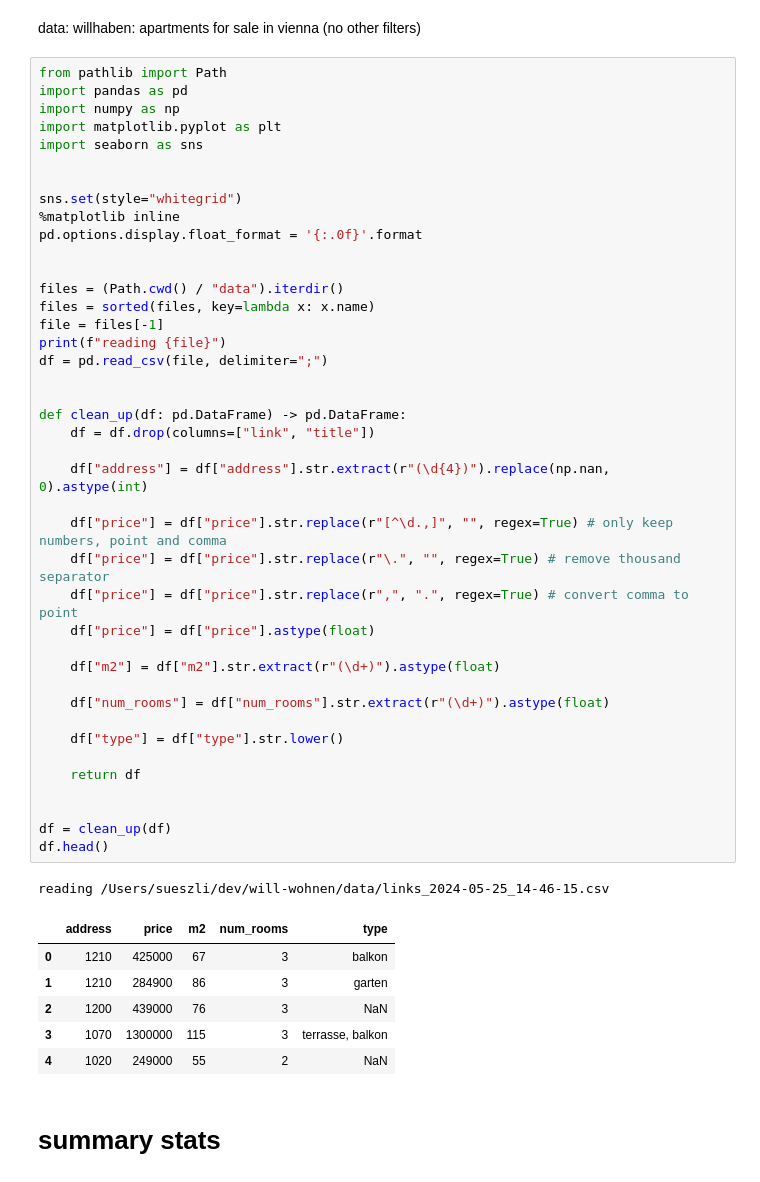
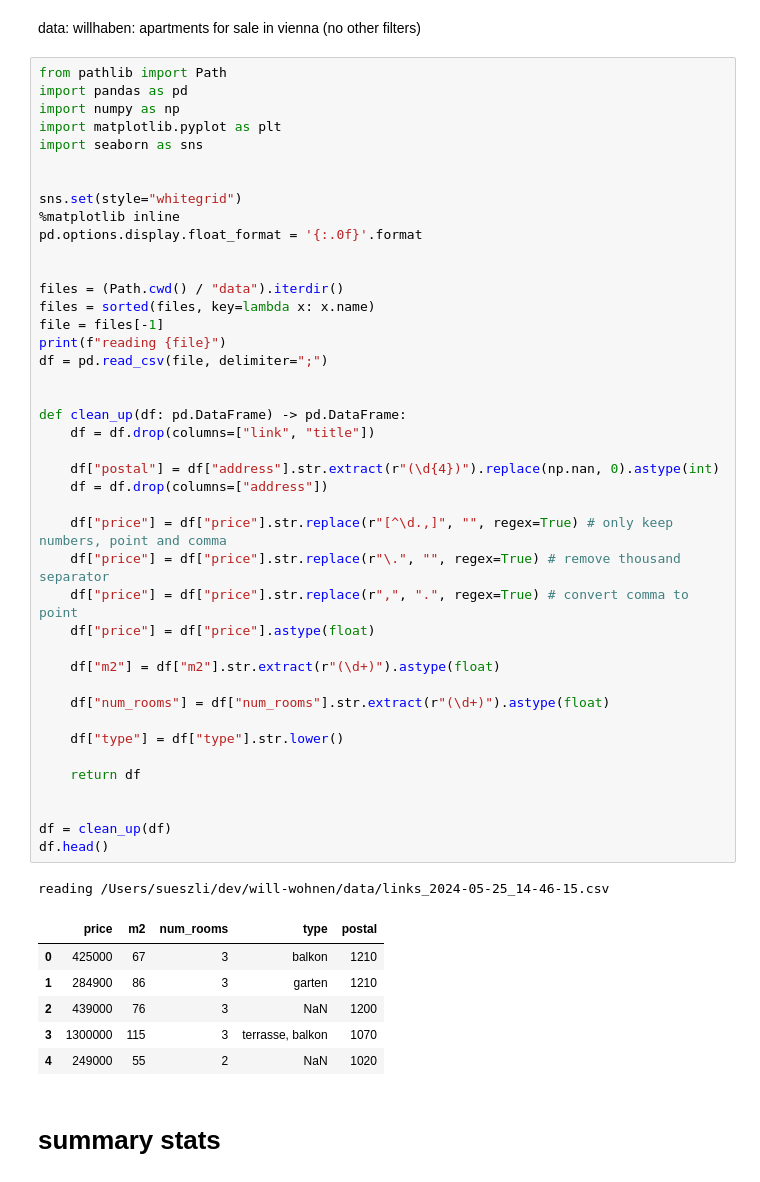
Before and after one commit to sueszli/will-wohnen, a Jupyter notebook: analysis.ipynb, the cells around one changed output. Cells and saved outputs as stored; diff of their text form.

```diff
--- a/analysis.ipynb
+++ b/analysis.ipynb
@@ -15,40 +15,41 @@ pd.options.display.float_format = '{:.0f}'.format
 
 files = (Path.cwd() / "data").iterdir()
 files = sorted(files, key=lambda x: x.name)
 file = files[-1]
 print(f"reading {file}")
 df = pd.read_csv(file, delimiter=";")
 
 
 def clean_up(df: pd.DataFrame) -> pd.DataFrame:
     df = df.drop(columns=["link", "title"])
 
-    df["address"] = df["address"].str.extract(r"(\d{4})").replace(np.nan, 0).astype(int)
+    df["postal"] = df["address"].str.extract(r"(\d{4})").replace(np.nan, 0).astype(int)
+    df = df.drop(columns=["address"])
 
     df["price"] = df["price"].str.replace(r"[^\d.,]", "", regex=True) # only keep numbers, point and comma
     df["price"] = df["price"].str.replace(r"\.", "", regex=True) # remove thousand separator
     df["price"] = df["price"].str.replace(r",", ".", regex=True) # convert comma to point
     df["price"] = df["price"].astype(float)
 
     df["m2"] = df["m2"].str.extract(r"(\d+)").astype(float)
 
     df["num_rooms"] = df["num_rooms"].str.extract(r"(\d+)").astype(float)
 
     df["type"] = df["type"].str.lower()
 
     return df
 
 
 df = clean_up(df)
 df.head()
 # %% [output]
 reading /Users/sueszli/dev/will-wohnen/data/links_2024-05-25_14-46-15.csv
-|  | address | price | m2 | num_rooms | type |
-| 0 | 1210 | 425000 | 67 | 3 | balkon |
-| 1 | 1210 | 284900 | 86 | 3 | garten |
-| 2 | 1200 | 439000 | 76 | 3 | NaN |
-| 3 | 1070 | 1300000 | 115 | 3 | terrasse, balkon |
-| 4 | 1020 | 249000 | 55 | 2 | NaN |
+|  | price | m2 | num_rooms | type | postal |
+| 0 | 425000 | 67 | 3 | balkon | 1210 |
+| 1 | 284900 | 86 | 3 | garten | 1210 |
+| 2 | 439000 | 76 | 3 | NaN | 1200 |
+| 3 | 1300000 | 115 | 3 | terrasse, balkon | 1070 |
+| 4 | 249000 | 55 | 2 | NaN | 1020 |
 # %% [markdown]
 # summary stats
 # %%
```
Also changed, not shown: parts of 5 cells of this notebook, 1 other file.
